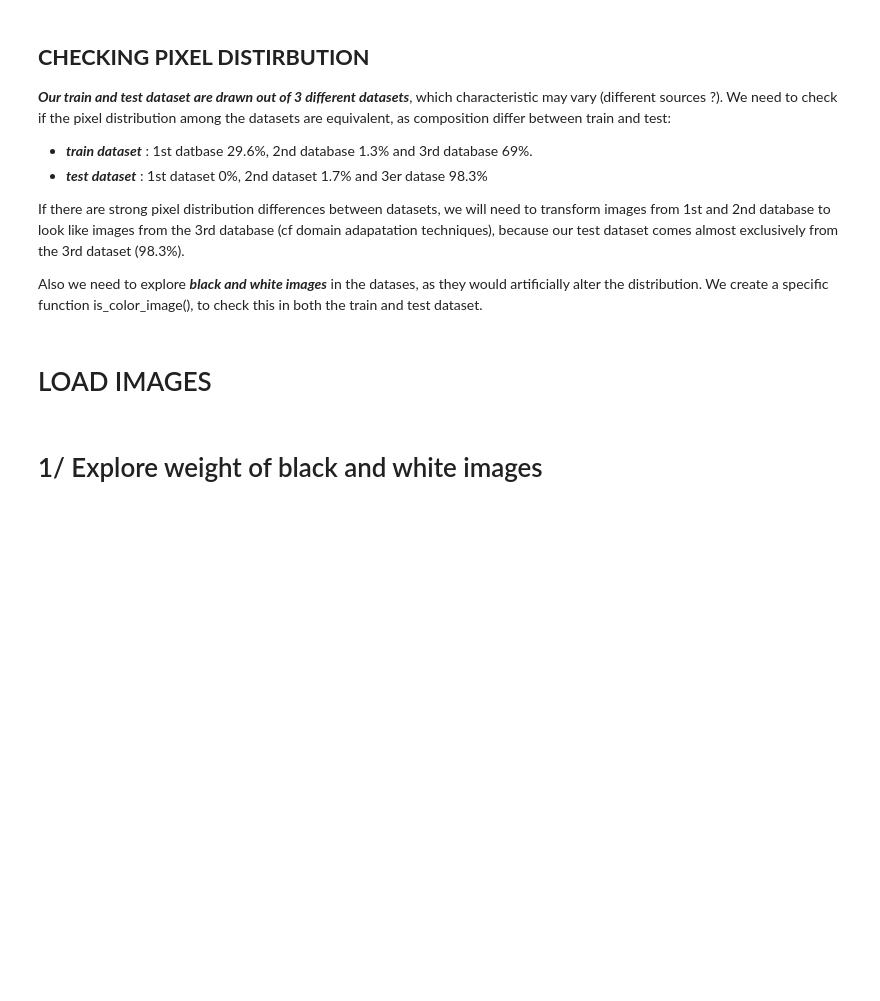
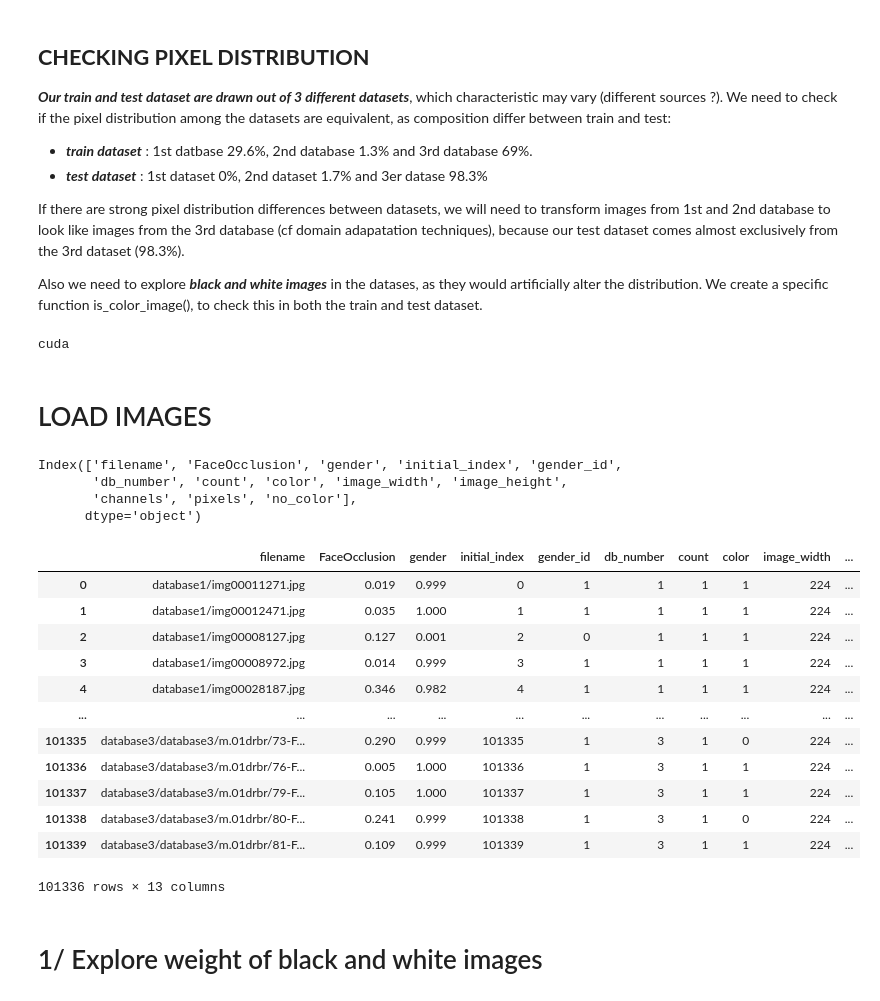
Before and after one commit to Mita-Data/Data_challenge_2.0, a Jupyter notebook: anaele_exploration_distribution.ipynb, the cells around one changed output. Saved outputs shown, nothing was run; the diff lists cells and outputs as text; code cells hidden in the pictures; blank space fills up the shorter version.

```diff
--- a/anaele_exploration_distribution.ipynb
+++ b/anaele_exploration_distribution.ipynb
@@ -1,5 +1,5 @@
 # %% [markdown]
-**CHECKING PIXEL DISTIRBUTION**
+**CHECKING PIXEL DISTRIBUTION**
 ---
 
 ***Our train and test dataset are drawn out of 3 different datasets***, which characteristic may vary (different sources ?). We need to check if the pixel distribution among the datasets are equivalent, as composition differ between train and test:<br>
@@ -67,12 +67,13 @@ class Dataset(Dataset):
         # Load data and get label
         img = Image.open(f"{self.image_dir}/{filename}")
         X = self.transform(img)
-        # y = row['FaceOcclusion']
-        # y = np.float32(y)
-        # gender = row['gender_id'] # changed to have round values 0 or 1
 
+        y = row['FaceOcclusion']
+        y = np.float32(y)
 
-        return X, filename # y, gender, filename
+        gender = row['gender_id'] # changed to have round values 0 or 1
+
+        return X, y, gender, filename
 
 #--------------------------------------------------
 # Compute mean and standard deviation on the pixels
@@ -91,7 +92,7 @@ def calculate_mean_std(loader, num_channels=3):
     channel_squared_sum = torch.zeros(num_channels).to(device)
     num_elements = 0
 
-    for data, _ in loader:
+    for data, _, _, _ in loader:
         data = data.to(device)
         channel_sum += data.sum(dim=[0, 2, 3])
         channel_squared_sum += (data ** 2).sum(dim=[0, 2, 3])
@@ -100,15 +101,41 @@ def calculate_mean_std(loader, num_channels=3):
     mean = channel_sum / num_elements
     std = (channel_squared_sum / num_elements - mean ** 2) ** 0.5
     return mean, std
+# %% [output]
+cuda
 # %% [markdown]
 # LOAD IMAGES
 # %%
 # LOAD DATAFRAMES
 
 with open('df_train.pkl', 'rb') as f: df_train = pickle.load(f)
+
 with open('df_test.pkl', 'rb') as f: df_test = pickle.load(f)
+# add columns to use the same Dataset class for df_train and df_test
+df_test['FaceOcclusion'] = -1.0 # float
+df_test['gender']= -1.0 # float
+df_test['gender_id'] = -1 # integer
+
 print(df_train.columns)
 df_train.head(-5)
+# %% [output]
+Index(['filename', 'FaceOcclusion', 'gender', 'initial_index', 'gender_id',
+       'db_number', 'count', 'color', 'image_width', 'image_height',
+       'channels', 'pixels', 'no_color'],
+      dtype='object')
+|  | filename | FaceOcclusion | gender | initial_index | gender_id | db_number | count | color | image_width | ... |
+| 0 | database1/img00011271.jpg | 0.019 | 0.999 | 0 | 1 | 1 | 1 | 1 | 224 | ... |
+| 1 | database1/img00012471.jpg | 0.035 | 1.000 | 1 | 1 | 1 | 1 | 1 | 224 | ... |
+| 2 | database1/img00008127.jpg | 0.127 | 0.001 | 2 | 0 | 1 | 1 | 1 | 224 | ... |
+| 3 | database1/img00008972.jpg | 0.014 | 0.999 | 3 | 1 | 1 | 1 | 1 | 224 | ... |
+| 4 | database1/img00028187.jpg | 0.346 | 0.982 | 4 | 1 | 1 | 1 | 1 | 224 | ... |
+| ... | ... | ... | ... | ... | ... | ... | ... | ... | ... | ... |
+| 101335 | database3/database3/m.01drbr/73-F... | 0.290 | 0.999 | 101335 | 1 | 3 | 1 | 0 | 224 | ... |
+| 101336 | database3/database3/m.01drbr/76-F... | 0.005 | 1.000 | 101336 | 1 | 3 | 1 | 1 | 224 | ... |
+| 101337 | database3/database3/m.01drbr/79-F... | 0.105 | 1.000 | 101337 | 1 | 3 | 1 | 1 | 224 | ... |
+| 101338 | database3/database3/m.01drbr/80-F... | 0.241 | 0.999 | 101338 | 1 | 3 | 1 | 0 | 224 | ... |
+| 101339 | database3/database3/m.01drbr/81-F... | 0.109 | 0.999 | 101339 | 1 | 3 | 1 | 1 | 224 | ... |
+101336 rows × 13 columns
 # %% [markdown]
 # 1/ Explore weight of black and white images
 # %%
```
Also changed, not shown: parts of 13 cells of this notebook, 7 other files.
